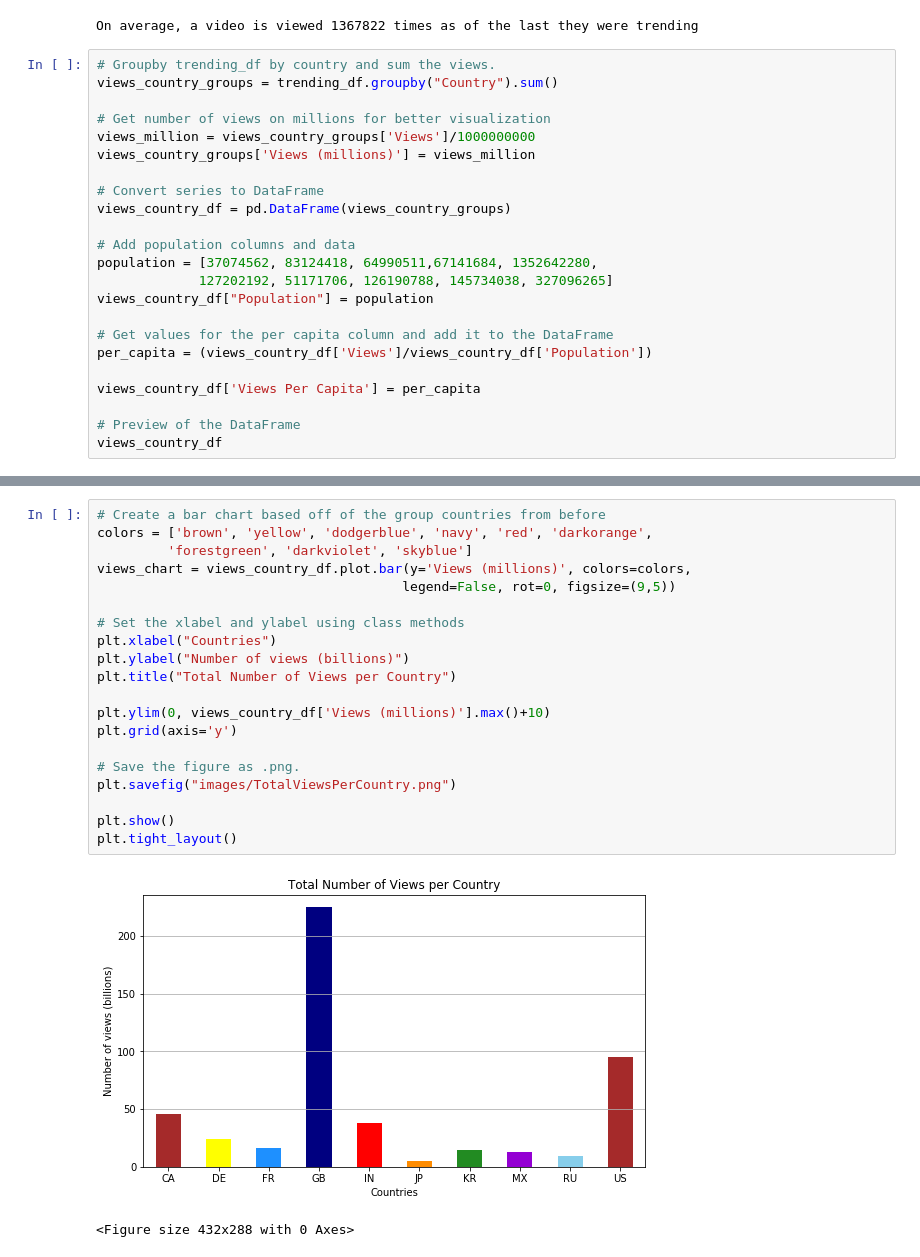
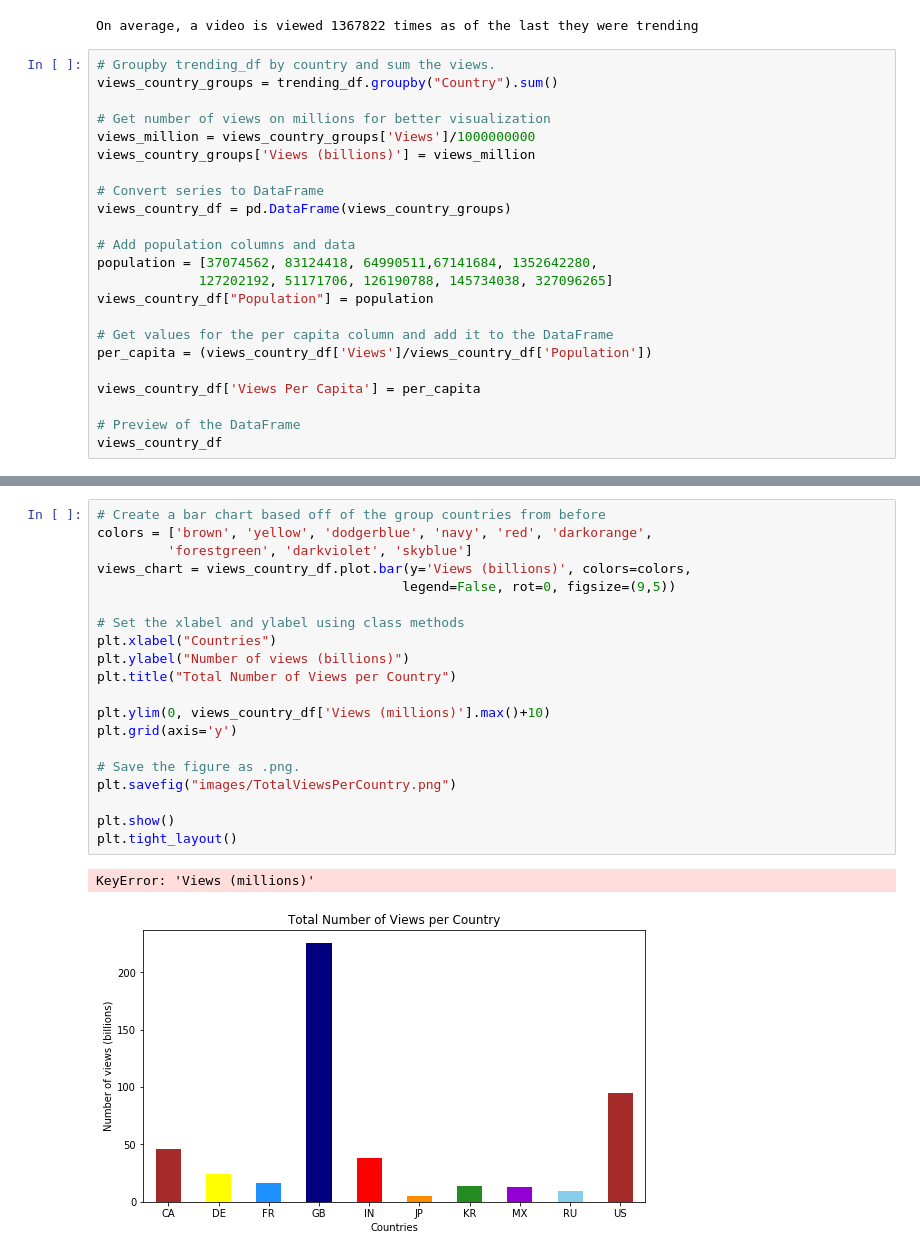
Before and after one commit to jherberg462/python-project, a Jupyter notebook: JennifferAnalysis.ipynb, the cells around one changed output, grey strips where cells are left out. Cells and saved outputs as stored; diff of their text form.

Commit message:
Changing millions to billions.

```diff
--- a/JennifferAnalysis.ipynb
+++ b/JennifferAnalysis.ipynb
@@ -79,7 +79,7 @@ views_country_groups = trending_df.groupby("Country").sum()
 
 # Get number of views on millions for better visualization
 views_million = views_country_groups['Views']/1000000000
-views_country_groups['Views (millions)'] = views_million
+views_country_groups['Views (billions)'] = views_million
 
 # Convert series to DataFrame
 views_country_df = pd.DataFrame(views_country_groups)
@@ -112,26 +112,26 @@ views_country_df
 # %%
 # Create a bar chart based off of the group countries from before
 colors = ['brown', 'yellow', 'dodgerblue', 'navy', 'red', 'darkorange',
          'forestgreen', 'darkviolet', 'skyblue']
-views_chart = views_country_df.plot.bar(y='Views (millions)', colors=colors,
+views_chart = views_country_df.plot.bar(y='Views (billions)', colors=colors,
                                        legend=False, rot=0, figsize=(9,5))
 
 # Set the xlabel and ylabel using class methods
 plt.xlabel("Countries")
 plt.ylabel("Number of views (billions)")
 plt.title("Total Number of Views per Country")
 
 plt.ylim(0, views_country_df['Views (millions)'].max()+10)
 plt.grid(axis='y')
 
 # Save the figure as .png.
 plt.savefig("images/TotalViewsPerCountry.png")
 
 plt.show()
 plt.tight_layout()
 # %% [output]
+KeyError: 'Views (millions)'
-[figure, old version]
+[figure, new version]
-<Figure size 432x288 with 0 Axes>
 # %%
 # views_country_df.plot(kind='bar', color='lightblue')
 ax = views_country_df.plot.bar(y='Views Per Capita', colors=colors,
```
Also changed, not shown: parts of 2 cells of this notebook.
